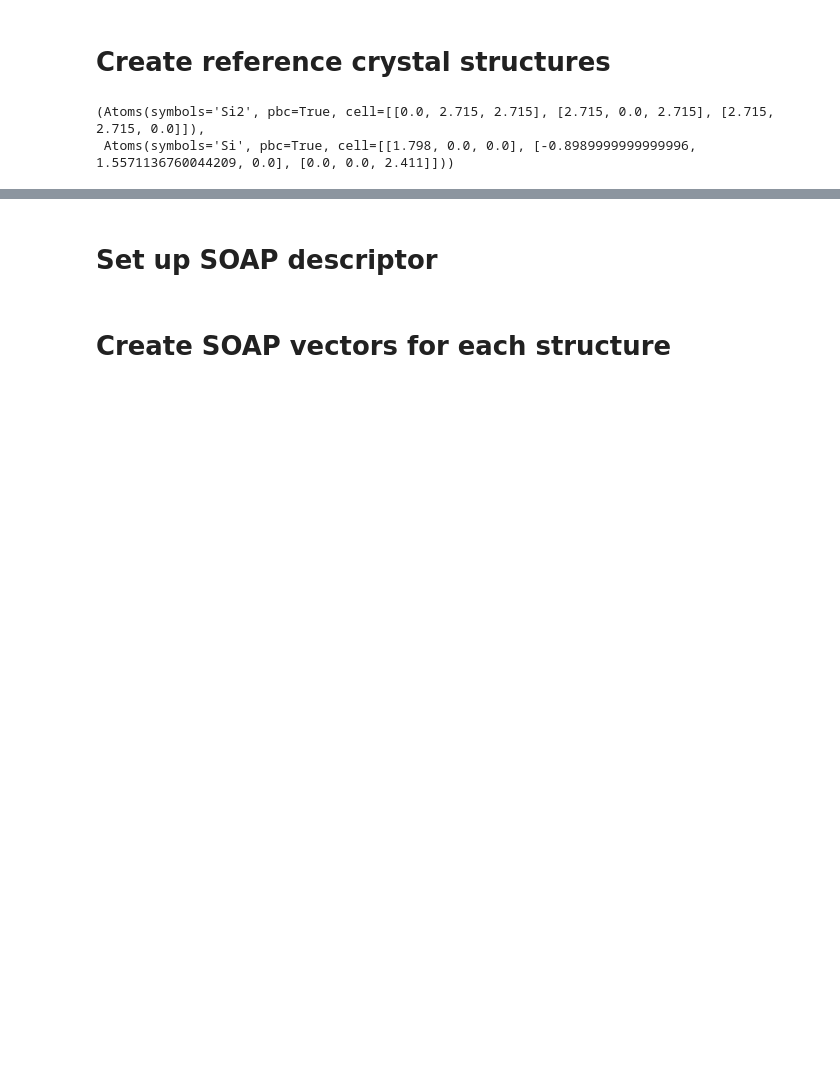
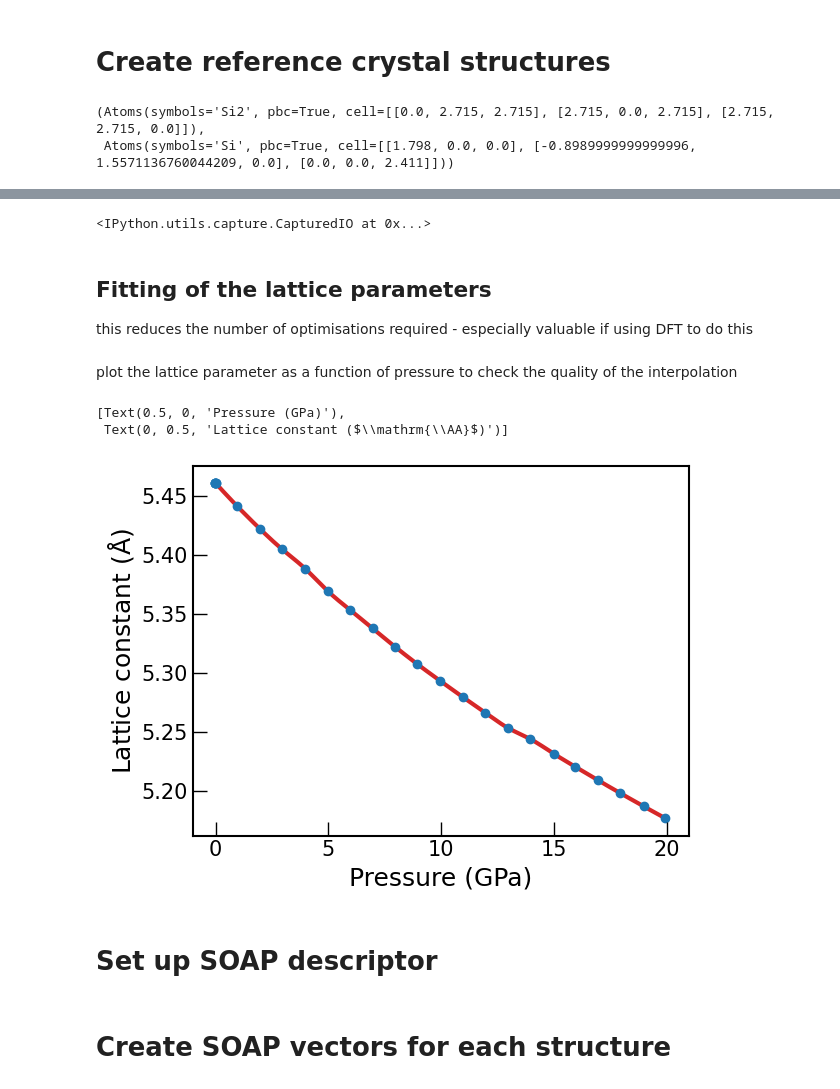
Before and after one commit to MorrowChem/how-to-validate-potentials-demo, a Jupyter notebook: demo-validation-soap.ipynb, the cells around one changed output, grey strips where cells are left out. Drawn from its saved outputs; the diff is of its cells as text; code cells hidden in the pictures; blank space fills up the shorter version.

```diff
--- a/demo-validation-soap.ipynb
+++ b/demo-validation-soap.ipynb
@@ -58,0 +79,2 @@ Visualisation using [Ovito](https://www.ovito.org/)
+# %%
+GAP18 = Potential(param_filename='potentials/gp_iter6_sparse9k.xml')
@@ -58,0 +83,17 @@ Visualisation using [Ovito](https://www.ovito.org/)
+# %%
+%%capture geometry_optimisation_output
+
+pressures = thermo['f_PressAve'].values / (1e4*160.2177) # convert kbar to eV/A^3
+
+# pad pressures to ensure we only interpolate, not extrapolate, when fitting
+optimisation_pressures = np.concatenate([[-1e-4], pressures[::10], [pressures[-1] + 1e-4]])
+
+optimised_diamonds = [optimise_structure(diamond.copy(), GAP18, P=p) for p in optimisation_pressures]
+# %%
+geometry_optimisation_output
+# %% [output]
+<IPython.utils.capture.CapturedIO at 0x...>
+# %% [markdown]
+## Fitting of the lattice parameters
+
+this reduces the number of optimisations required - especially valuable if using DFT to do this
@@ -59,3 +102,21 @@ Visualisation using [Ovito](https://www.ovito.org/)
+# %%
+lattices = np.array([i.cell.array for i in optimised_diamonds]).T
+lattice_fit = interp1d(optimisation_pressures, lattices, kind='cubic')
+# %% [markdown]
+plot the lattice parameter as a function of pressure to check the quality of the interpolation
+# %%
+fig, axs = plt.subplots()
+
+lattice_predictions = lattice_fit(pressures)
+
+axs.scatter(optimisation_pressures[1:-1]*160.2177, [at.cell[0,1]*2 for at in optimised_diamonds[1:-1]], color='tab:blue', label='Optimised lattice constant')
+axs.plot(pressures*160.2177, lattice_predictions[0,1]*2, color='tab:red', label='Interpolated lattice constant', zorder=0.5)
+
+axs.set(xlabel='Pressure (GPa)', ylabel='Lattice constant ($\mathrm{\AA}$)')
+# %% [output]
+[Text(0.5, 0, 'Pressure (GPa)'),
+ Text(0, 0.5, 'Lattice constant ($\\mathrm{\\AA}$)')]
+[figure, added]
 # %% [markdown]
 # Set up SOAP descriptor
 # %%
```
Also changed, not shown: parts of 18 cells of this notebook, 3 other files.
